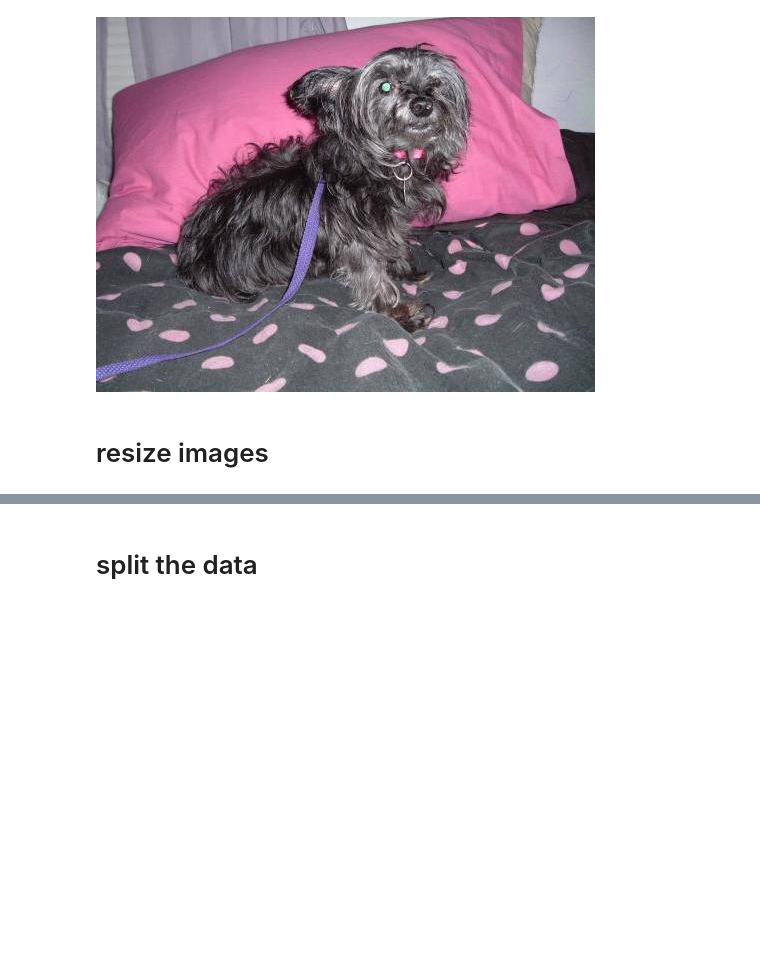
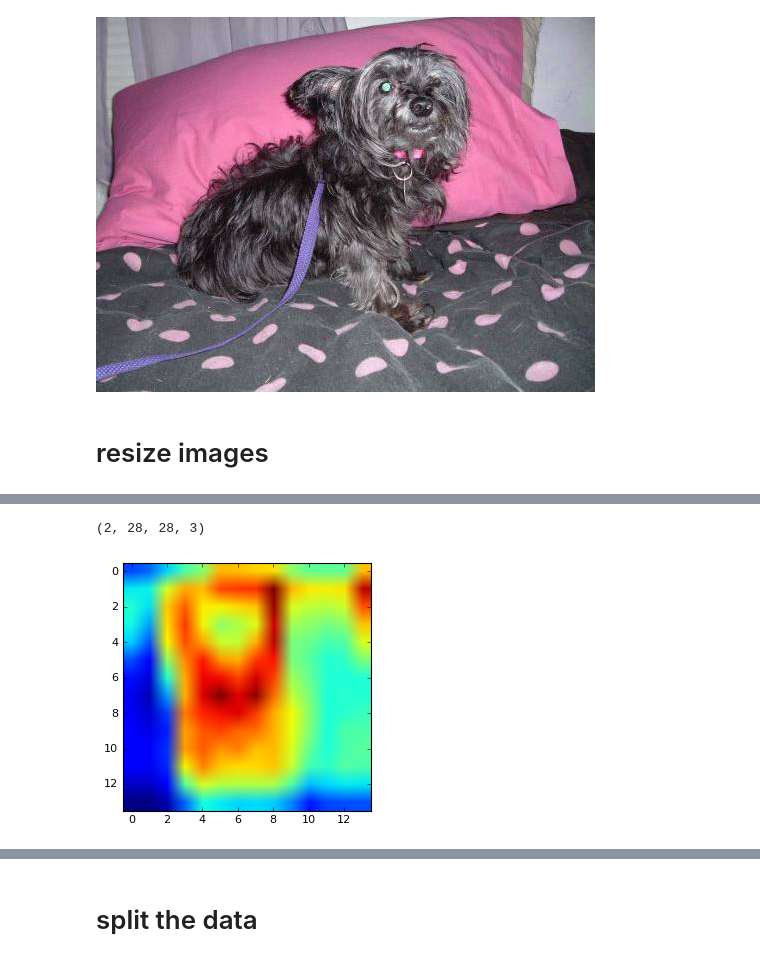
Before and after one commit to tymiguel/ConvolutedNeuralNet, a Jupyter notebook: CNN_Team_Sandbox.ipynb, the cells around one changed output, grey strips where cells are left out. Drawn from its saved outputs; the diff is of its cells as text; code cells hidden in the pictures; blank space fills up the shorter version.

Commit message:
updated with 2 layers

```diff
--- a/CNN_Team_Sandbox.ipynb
+++ b/CNN_Team_Sandbox.ipynb
@@ -98,0 +109,29 @@ for f in dog_files:
+# %%
+np.array(allX[0:2], dtype=np.float32).shape
+# %% [output]
+(2, 28, 28, 3)
+# %%
+data_point = np.array(allX[0:2], dtype=np.float32)
+batch_size, height, width, channels = (data_point.shape)
+# %%
+# Create 2 filters
+import tensorflow as tf
+
+filters_test = np.zeros(shape=(7, 7, channels, 2), dtype=np.float32)
+filters_test[:, 3, :, 0] = 1 # vertical line
+filters_test[3, :, :, 1] = 1 # horizontal line
+# %%
+# Create a graph with input X plus a convolutional layer applying the 2 filters
+X = tf.placeholder(tf.float32, shape=(None, height, width, channels))
+convolution = tf.nn.conv2d(X, filters_test, strides=[1,2,2,1], padding="SAME")
+
+with tf.Session() as sess:
+    output = sess.run(convolution, feed_dict={X: data_point})
+# %%
+%matplotlib inline
+import matplotlib
+import matplotlib.pyplot as plt
+plt.imshow(output[1, :, :, 0]) #plot 1st image's 2nd feature map
+plt.show()
+# %% [output]
+[figure, added]
```
Also changed, not shown: parts of 7 cells of this notebook.
